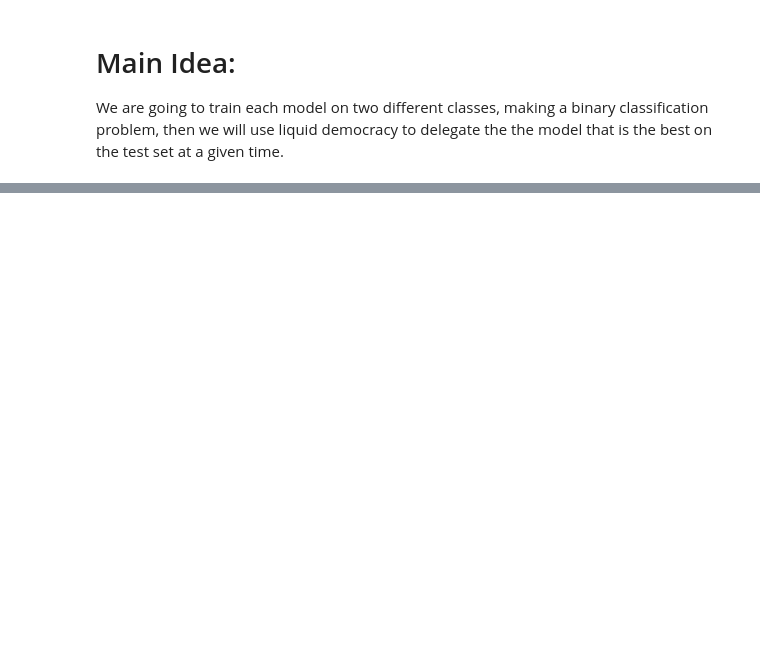
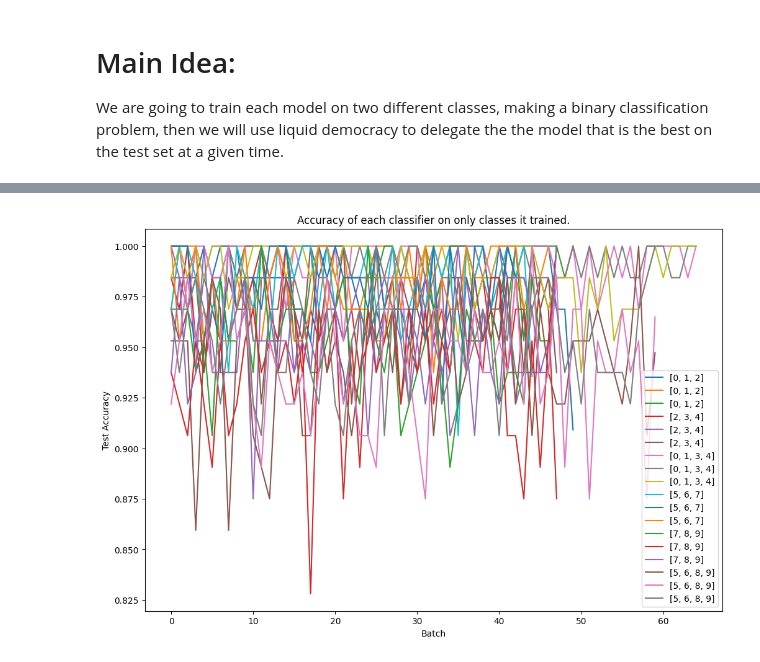
Before and after one commit to cartgr/banditLiquidDem, a Jupyter notebook: covariate_shift/fixed_clfs_multi_class.ipynb, the cells around one changed output, grey strips where cells are left out. Saved outputs shown, nothing was run; the diff lists cells and outputs as text; code cells hidden in the pictures; blank space fills up the shorter version.

```diff
--- a/covariate_shift/fixed_clfs_multi_class.ipynb
+++ b/covariate_shift/fixed_clfs_multi_class.ipynb
@@ -357,3 +52,46 @@ test_loader = loader_test_04 + loader_test_59
+# %%
+# Calculate test accuracy on each voter's respective classes
+model_idx = 0
+evaluation_loaders, splits = ensemble.prepare_test_loaders(digit_groups=train_digit_groups)
+
+model_accuracies = dict()
+for train_group_idx, train_group in enumerate(train_digit_groups):
+    loader = ensemble.test_loaders[train_group_idx]
+# for loader in evaluation_loaders:
+    for _ in range(models_per_loader):
+        model = models[model_idx]
+        model_batch_accuracies = []
+
+        for data, target in loader:
+            data, target = data.to(ensemble.device), target.to(ensemble.device)
+
+            predictions = model.predict(data)
+            point_wise_accuracies = (predictions == target).float().tolist()
+
+            model_batch_accuracies.append(sum(point_wise_accuracies) / len(point_wise_accuracies))
+
+        model_accuracies[model_idx] = (str(train_group), model_batch_accuracies)
+        model_idx += 1
+
+
+
+# Plot each model's accuracy on the classes it is trained on
+plt.figure(figsize=(12, 8))
+
+for label, accs in model_accuracies.values():
+    plt.plot(accs, label=label)
+
+plt.xlabel("Batch")
+plt.ylabel("Test Accuracy")
+plt.title("Accuracy of each classifier on only classes it trained.")
+plt.legend()
+plt.show()
+
+
+# Graph is not super useful but pretty clearly shows that individual classifier accuracy is very high
+# (assuming this quick code is correct)
+# %% [output]
+[figure, added]
 # %%
 voters = []
 
```
Also changed, not shown: parts of 20 cells of this notebook, 4 other files.
